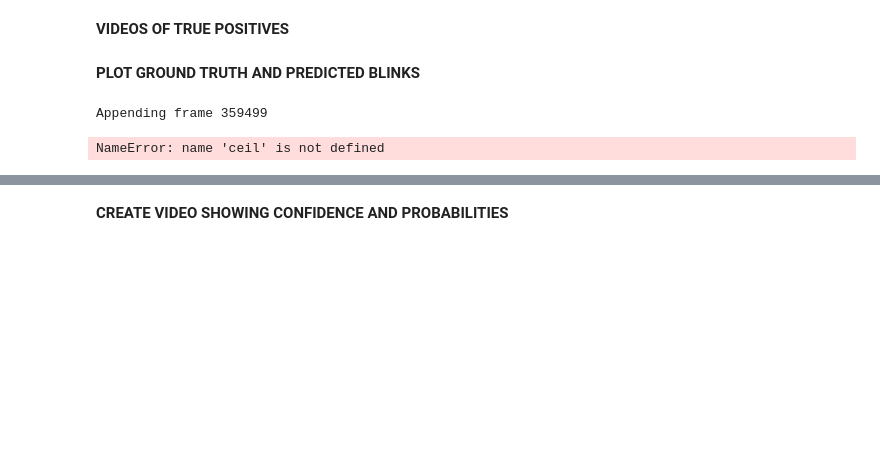
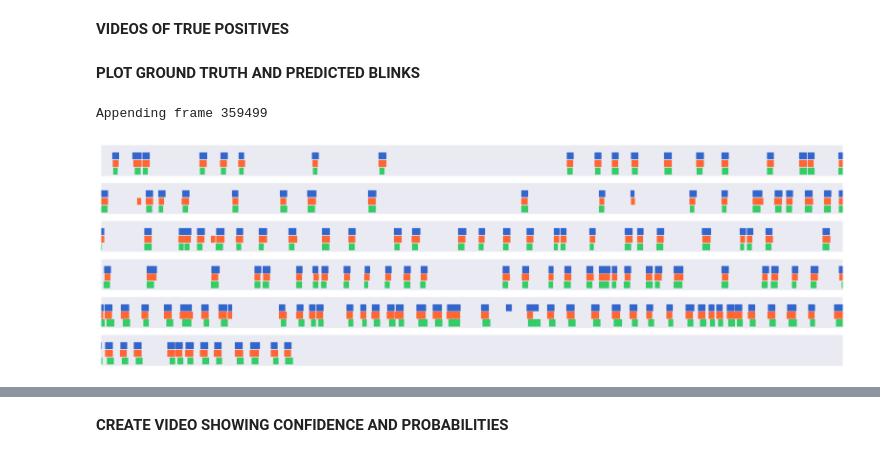
Before and after one commit to tpfffr/neon_blink_detection, a Jupyter notebook: notebooks/detect_blinks.ipynb, the cells around one changed output, grey strips where cells are left out. Cells and saved outputs as stored; diff of their text form; code cells hidden in the pictures; blank space fills up the shorter version.

```diff
--- a/notebooks/detect_blinks.ipynb
+++ b/notebooks/detect_blinks.ipynb
@@ -333,50 +75,33 @@ for i in range(len(true_positives)):
 # %% [markdown]
 **PLOT GROUND TRUTH AND PREDICTED BLINKS**
 # %%
+colors = [[0.2, 0.8, 0.4], [1, 0.4, 0.2], [0.2, 0.4, 0.8]]
+
 clip_name = "1156-2023-01-13-15-15-36-93d791d5"
 
+# Load data and features
+ts, features, left_images, right_images = pf.load_imgs_and_features(clip_name)
 
-ts, features, blink_on_idx, blink_off_idx = load_features_and_blinks(clip_name)
-colors = [[0.2, 0.8, 0.4], [1, 0.4, 0.2], [0.2, 0.4, 0.8]]
+# Load ground truth blinks
+blink_on_idx, blink_off_idx, _ = pf.load_gt_blinks(clip_name, ts)
 
-def render_event_array(ax, blink_on_idx, blink_off_idx, y, color):
-    # flags = np.ones(len(legend_labels))
-    legends = {}
+# Predict blinks with XGBoost and CNN
+pred_on_xgb, pred_off_xgb = pf.xgb_predictions(features, ts)
+pred_on_cnn, pred_off_cnn = pf.cnn_predictions(features, ts)
 
-    for i in range(len(blink_on_idx)):
-        start = blink_on_idx[i]/200
-        end = blink_off_idx[i]/200
-        height = 0.5
-        patch = Rectangle((start, y), end - start, height, color=color)
-        ax.add_patch(patch)
-        # legends["blink"] = patch
-
-    ax.set_yticks([])
-    ax.set_ylim(0, 2.5)
-
-def create_subplot(ax, on_idx, off_idx, pred_on_xgb, pred_off_xgb, pred_on_cnn, pred_off_cnn, start, end, colors):
-    render_event_array(ax, on_idx, off_idx, 0.2, color=colors[0])
-    render_event_array(ax, pred_on_xgb, pred_off_xgb, 0.8, color=colors[1])
-    render_event_array(ax, pred_on_cnn, pred_off_cnn, 1.4, color=colors[2])
-    ax.set_xlim(start, end)
-
-
-pred_on_xgb, pred_off_xgb = xgb_predictions(features, ts, pp_params)
-pred_on_cnn, pred_off_cnn = cnn_predictions(features, ts, pp_params)
-
-total_duration = ceil(len(ts)/200)
+total_duration = np.ceil(len(ts)/200)
 subplot_duration = 30  # duration of each subplot in seconds
 num_subplots = int(np.ceil(total_duration / subplot_duration))
 
 f, ax = plt.subplots(num_subplots, 1)
 f.set_size_inches(20, 20 * num_subplots / 20)
 
 time_intervals = [(i * 30, (i + 1) * 30) for i in range(num_subplots)]
 
 for i, (start, end) in enumerate(time_intervals):
-    create_subplot(ax[i], blink_on_idx, blink_off_idx, pred_on_xgb, pred_off_xgb, pred_on_cnn, pred_off_cnn, start, end, colors)
+    pf.create_subplot(ax[i], blink_on_idx, blink_off_idx, pred_on_xgb, pred_off_xgb, pred_on_cnn, pred_off_cnn, start, end, colors)
     ax[i].xaxis.set_visible(False)
     ax[i].yaxis.set_visible(False)
 # %% [output]
 Appending frame 359499
-NameError: name 'ceil' is not defined
+[figure, added]
```
Also changed, not shown: parts of 36 cells of this notebook, 12 other files.
